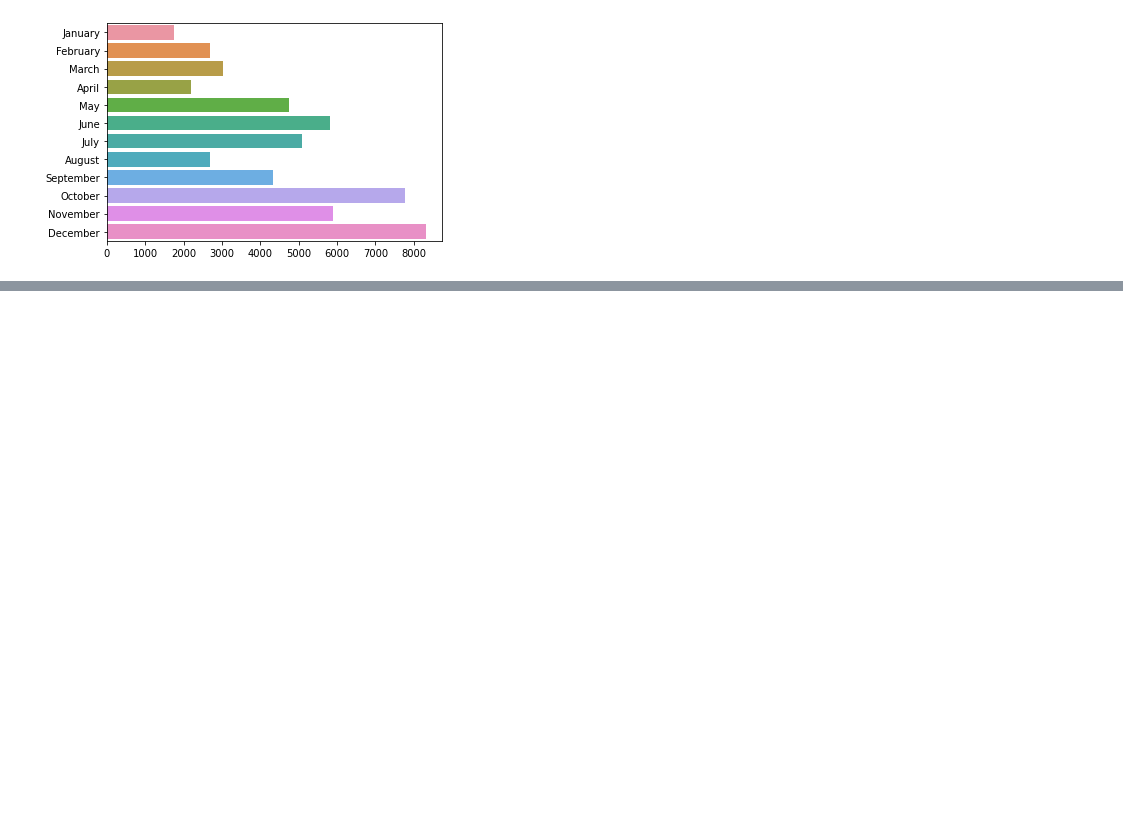
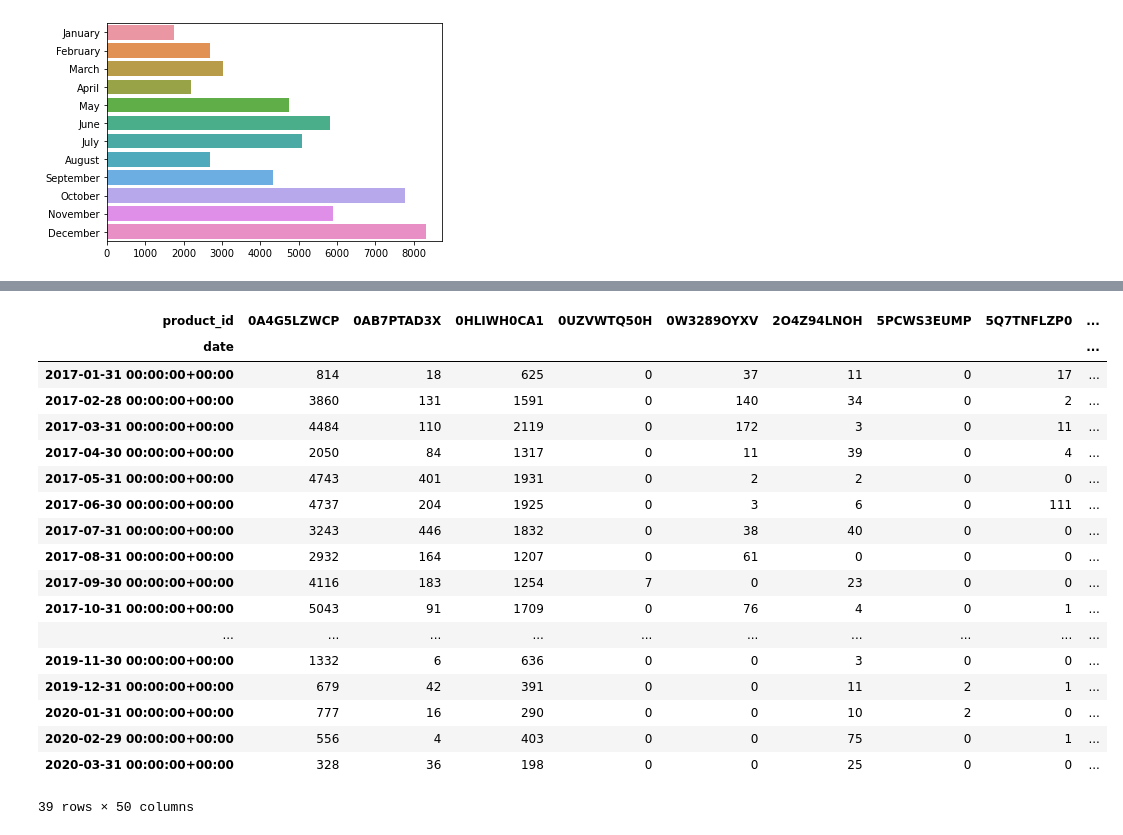
Before and after one commit to kkiani/customer_transactions_history, a Jupyter notebook: notebooks/visuals-development.ipynb, the cells around one changed output, grey strips where cells are left out. Cells and saved outputs as stored; diff of their text form; code cells hidden in the pictures; blank space fills up the shorter version.

```diff
--- a/notebooks/visuals-development.ipynb
+++ b/notebooks/visuals-development.ipynb
@@ -70,0 +76,23 @@ sale_frequency_by_mouth('5RPSDK28JR')
+# %%
+transactions_per_month_df = df.groupby([pd.Grouper(freq='M', key='date', closed='left'), 'product_id'])['product_id'].count().unstack(fill_value=0)
+transactions_per_month_df
+# %% [output]
+| product_id | 0A4G5LZWCP | 0AB7PTAD3X | 0HLIWH0CA1 | 0UZVWTQ50H | 0W3289OYXV | 2O4Z94LNOH | 5PCWS3EUMP | 5Q7TNFLZP0 | ... |
+| date |  |  |  |  |  |  |  |  | ... |
+| 2017-01-31 00:00:00+00:00 | 814 | 18 | 625 | 0 | 37 | 11 | 0 | 17 | ... |
+| 2017-02-28 00:00:00+00:00 | 3860 | 131 | 1591 | 0 | 140 | 34 | 0 | 2 | ... |
+| 2017-03-31 00:00:00+00:00 | 4484 | 110 | 2119 | 0 | 172 | 3 | 0 | 11 | ... |
+| 2017-04-30 00:00:00+00:00 | 2050 | 84 | 1317 | 0 | 11 | 39 | 0 | 4 | ... |
+| 2017-05-31 00:00:00+00:00 | 4743 | 401 | 1931 | 0 | 2 | 2 | 0 | 0 | ... |
+| 2017-06-30 00:00:00+00:00 | 4737 | 204 | 1925 | 0 | 3 | 6 | 0 | 111 | ... |
+| 2017-07-31 00:00:00+00:00 | 3243 | 446 | 1832 | 0 | 38 | 40 | 0 | 0 | ... |
+| 2017-08-31 00:00:00+00:00 | 2932 | 164 | 1207 | 0 | 61 | 0 | 0 | 0 | ... |
+| 2017-09-30 00:00:00+00:00 | 4116 | 183 | 1254 | 7 | 0 | 23 | 0 | 0 | ... |
+| 2017-10-31 00:00:00+00:00 | 5043 | 91 | 1709 | 0 | 76 | 4 | 0 | 1 | ... |
+| ... | ... | ... | ... | ... | ... | ... | ... | ... | ... |
+| 2019-11-30 00:00:00+00:00 | 1332 | 6 | 636 | 0 | 0 | 3 | 0 | 0 | ... |
+| 2019-12-31 00:00:00+00:00 | 679 | 42 | 391 | 0 | 0 | 11 | 2 | 1 | ... |
+| 2020-01-31 00:00:00+00:00 | 777 | 16 | 290 | 0 | 0 | 10 | 2 | 0 | ... |
+| 2020-02-29 00:00:00+00:00 | 556 | 4 | 403 | 0 | 0 | 75 | 0 | 1 | ... |
+| 2020-03-31 00:00:00+00:00 | 328 | 36 | 198 | 0 | 0 | 25 | 0 | 0 | ... |
+39 rows × 50 columns
```
Also changed, not shown: parts of 5 cells of this notebook.
